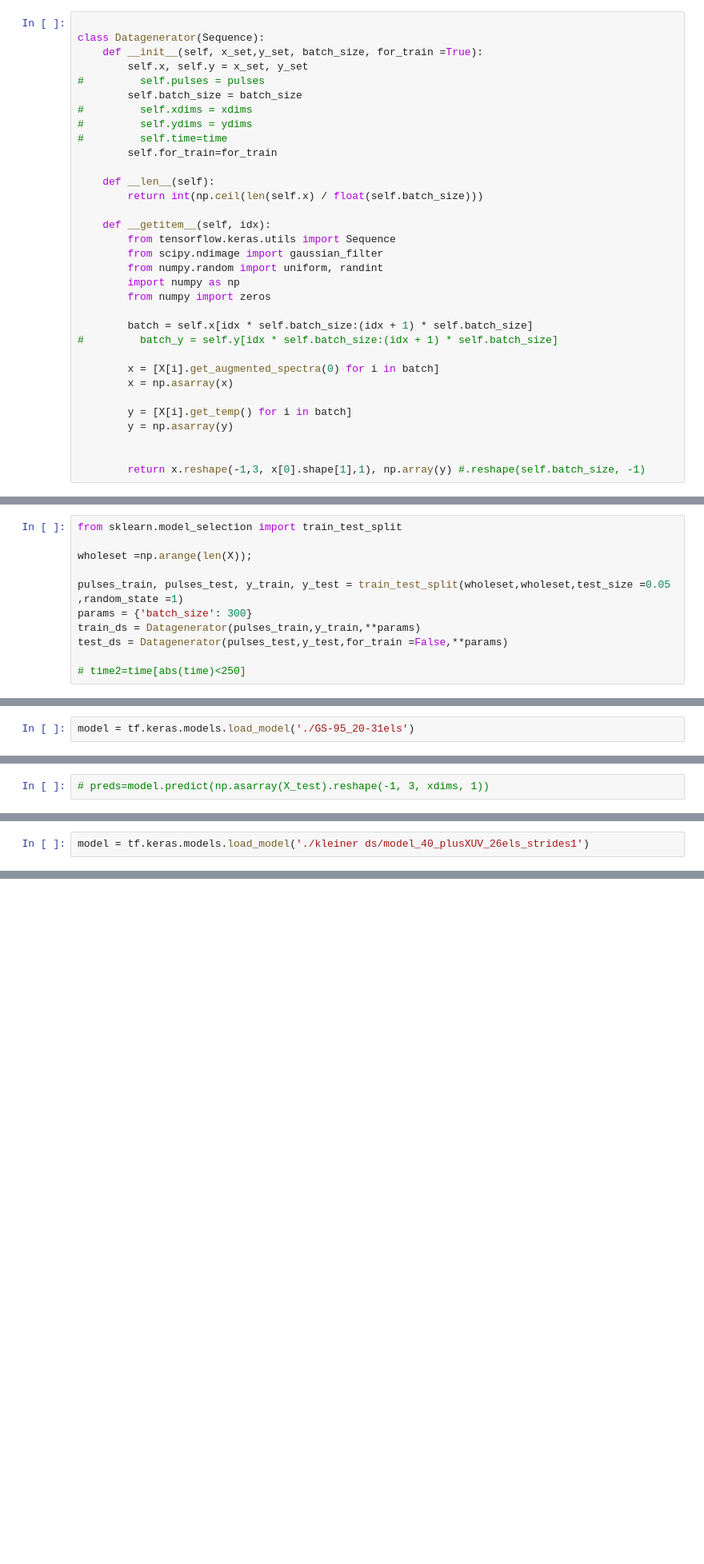
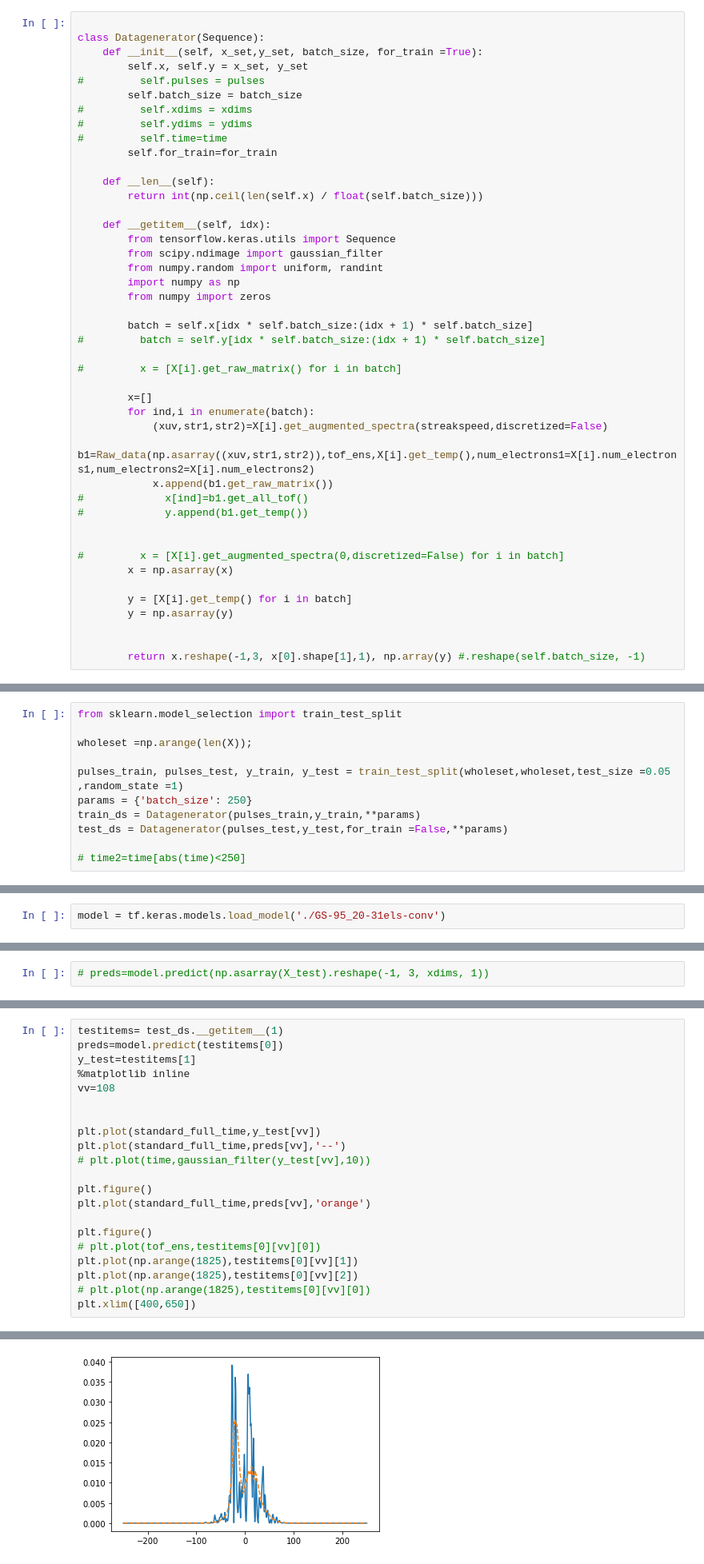
Before and after one commit to toelze/Trainer-laser-pulse-reconstruction, a Jupyter notebook: training from synthetic laser pulses.ipynb, the cells around one changed output, grey strips where cells are left out. Shown at 80% size. Drawn from its saved outputs; the diff is of its cells as text; blank space fills up the shorter version.

```diff
--- a/training from synthetic laser pulses.ipynb
+++ b/training from synthetic laser pulses.ipynb
@@ -461,9 +758,20 @@ class Datagenerator(Sequence):
         from numpy import zeros
 
         batch = self.x[idx * self.batch_size:(idx + 1) * self.batch_size]
-#         batch_y = self.y[idx * self.batch_size:(idx + 1) * self.batch_size]
+#         batch = self.y[idx * self.batch_size:(idx + 1) * self.batch_size]
 
-        x = [X[i].get_augmented_spectra(0) for i in batch]
+#         x = [X[i].get_raw_matrix() for i in batch]
+
+        x=[]
+        for ind,i in enumerate(batch):
+            (xuv,str1,str2)=X[i].get_augmented_spectra(streakspeed,discretized=False)
+            b1=Raw_data(np.asarray((xuv,str1,str2)),tof_ens,X[i].get_temp(),num_electrons1=X[i].num_electrons1,num_electrons2=X[i].num_electrons2)
+            x.append(b1.get_raw_matrix())
+#             x[ind]=b1.get_all_tof()
+#             y.append(b1.get_temp())
+
+
+#         x = [X[i].get_augmented_spectra(0,discretized=False) for i in batch]
         x = np.asarray(x)
 
         y = [X[i].get_temp() for i in batch]
@@ -540,7 +866,7 @@ from sklearn.model_selection import train_test_split
 wholeset =np.arange(len(X));
 
 pulses_train, pulses_test, y_train, y_test = train_test_split(wholeset,wholeset,test_size =0.05 ,random_state =1)
-params = {'batch_size': 300}
+params = {'batch_size': 250}
 train_ds = Datagenerator(pulses_train,y_train,**params)
 test_ds = Datagenerator(pulses_test,y_test,for_train =False,**params)
 
@@ -596,2 +948,2 @@ INFO:tensorflow:Assets written to: ./GS-95_20-31els\assets
 # %%
-model = tf.keras.models.load_model('./GS-95_20-31els')
+model = tf.keras.models.load_model('./GS-95_20-31els-conv')
@@ -733,2 +955,0 @@ INFO:tensorflow:Assets written to: ./kleiner ds/model_40_plusXUV_26els\assets
-# %%
-model = tf.keras.models.load_model('./kleiner ds/model_40_plusXUV_26els_strides1')
@@ -743,0 +956,22 @@ Stored 'allspectrao' (ndarray)
+# %%
+testitems= test_ds.__getitem__(1)
+preds=model.predict(testitems[0])
+y_test=testitems[1]
+%matplotlib inline
+vv=108
+
+
+plt.plot(standard_full_time,y_test[vv])
+plt.plot(standard_full_time,preds[vv],'--')
+# plt.plot(time,gaussian_filter(y_test[vv],10))
+
+plt.figure()
+plt.plot(standard_full_time,preds[vv],'orange')
+
+plt.figure()
+# plt.plot(tof_ens,testitems[0][vv][0])
+plt.plot(np.arange(1825),testitems[0][vv][1])
+plt.plot(np.arange(1825),testitems[0][vv][2])
+# plt.plot(np.arange(1825),testitems[0][vv][0])
+plt.xlim([400,650])
+# %% [output]
@@ -743,0 +979 @@ Stored 'allspectrao' (ndarray)
+[figure, added]
```
Also changed, not shown: parts of 72 cells of this notebook, 1 other file.
